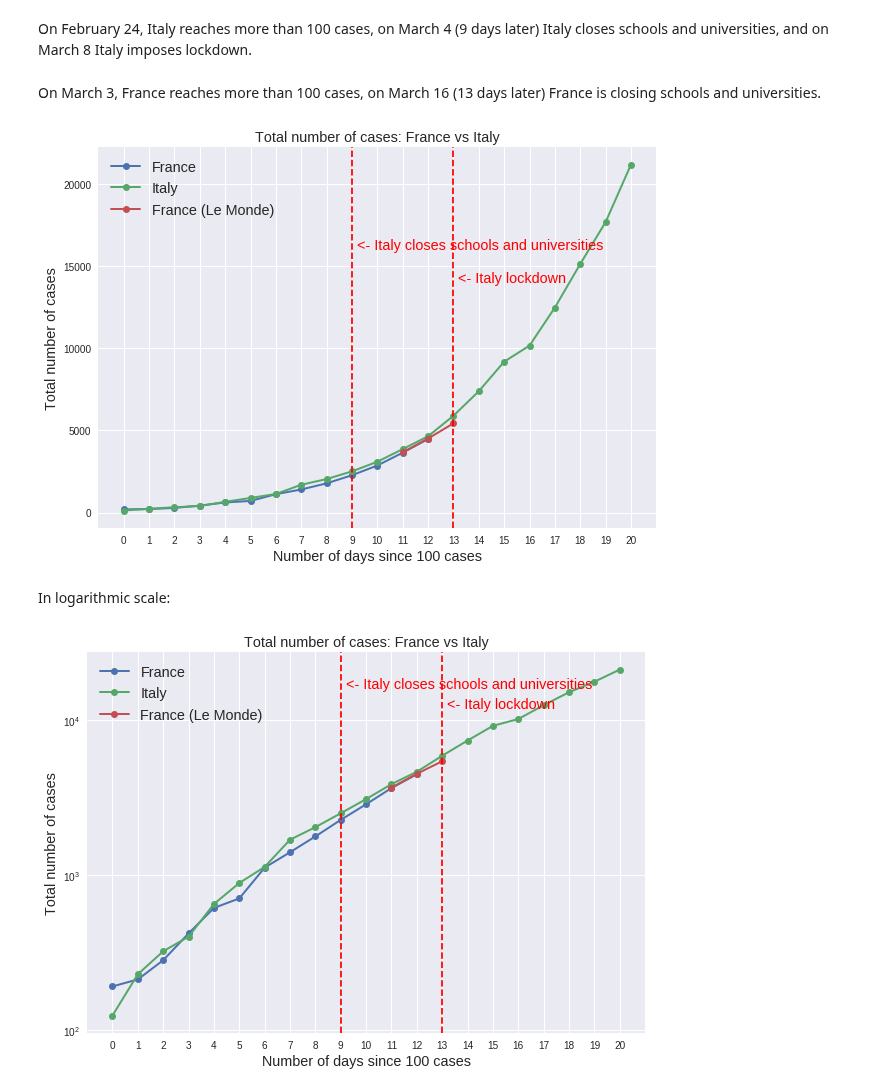
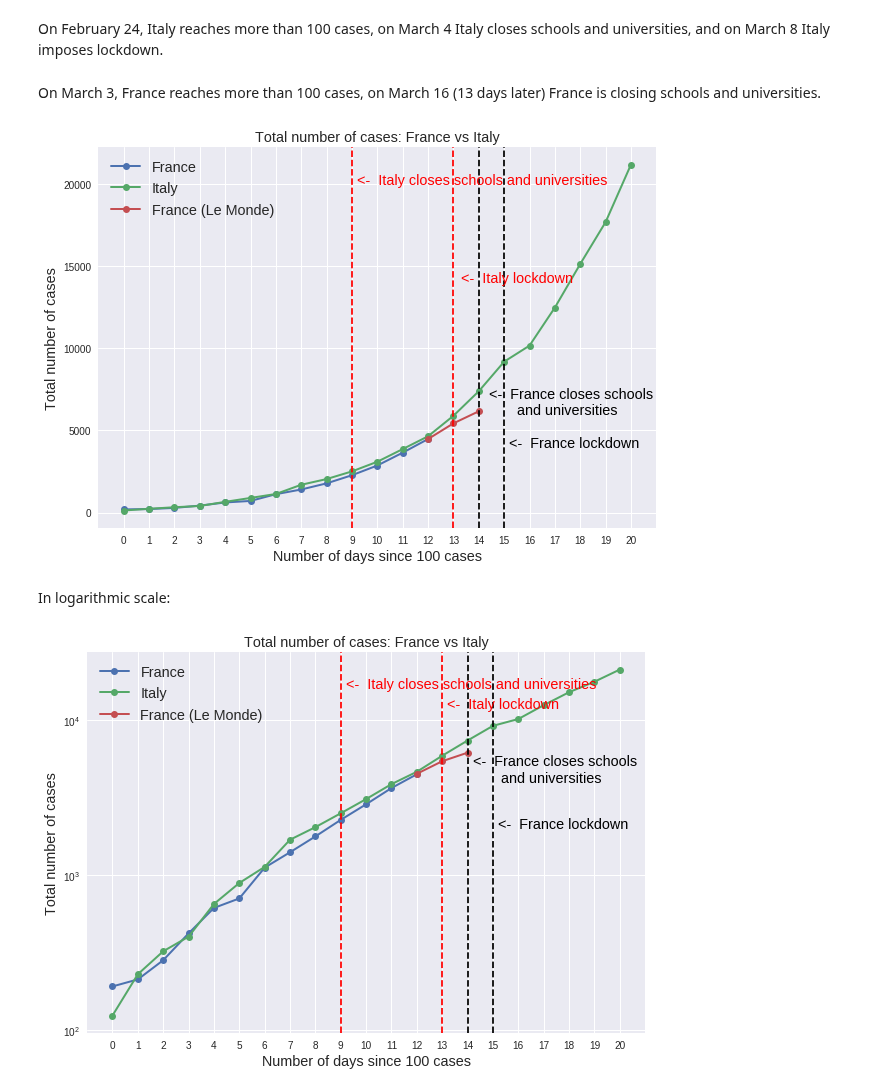
Before and after one commit to alonsosilvaallende/COVID-19, a Jupyter notebook: Coronavirus.ipynb, the cells around one changed output. Saved outputs shown, nothing was run; the diff lists cells and outputs as text; code cells hidden in the pictures.

```diff
--- a/Coronavirus.ipynb
+++ b/Coronavirus.ipynb
@@ -8,43 +8,51 @@ plt.style.use('seaborn')
 # %%
 total_cases = pd.read_csv("https://covid.ourworldindata.org/data/total_cases.csv")
 # %%
-cases100_France = total_cases.query("France > 100")["France"].copy()
+cases100_France = total_cases.query("France > 100")["France"]
 days100_France = np.arange(len(cases100_France))
 # %%
 cases100_Italy = total_cases.query("Italy > 100")["Italy"]
 days100_Italy = np.arange(len(cases100_Italy))
 # %% [markdown]
-On February 24, Italy reaches more than 100 cases, on March 4 (9 days later) Italy closes schools and universities, and on March 8 Italy imposes lockdown.
+On February 24, Italy reaches more than 100 cases, on March 4 Italy closes schools and universities, and on March 8 Italy imposes lockdown.
 # %% [markdown]
 On March 3, France reaches more than 100 cases, on March 16 (13 days later) France is closing schools and universities.
 # %%
 fig, ax = plt.subplots(figsize=(10,7))
 plt.plot(days100_France, cases100_France, label='France', linewidth=2, marker='o')
 plt.plot(days100_Italy, cases100_Italy, label='Italy',  linewidth=2, marker='o')
-plt.plot(np.array([11, 12, 13]), np.array([3661, 4499, 5423]), label='France (Le Monde)', linewidth=2, marker='o')
+plt.plot(np.array([12, 13, 14]), np.array([4469, 5423, 6156]), label='France (Le Monde)', linewidth=2, marker='o')
 plt.axvline(9, color='red', linestyle='dashed')
 plt.axvline(13, color='red', linestyle='dashed')
-plt.annotate('<- Italy closes schools and universities', (9.2,16000.0), color='red', fontsize='x-large')
-plt.annotate('<- Italy lockdown', (13.2,14000.0), color='red', fontsize='x-large')
+plt.axvline(14, color='black', linestyle='dashed')
+plt.axvline(15, color='black', linestyle='dashed')
+plt.annotate('<-  Italy closes schools and universities', (9.2,20000.0), color='red', fontsize='x-large')
+plt.annotate('<-  Italy lockdown', (13.3,14000.0), color='red', fontsize='x-large')
+plt.annotate('<-  France closes schools\n       and universities', (14.4,6000.0), color='black', fontsize='x-large')
+plt.annotate('<-  France lockdown', (15.2,4000.0), color='black', fontsize='x-large')
 ax.set_title('Total number of cases: France vs Italy', fontsize='x-large')
 ax.set_xlabel('Number of days since 100 cases', fontsize='x-large')
 ax.set_ylabel('Total number of cases', fontsize='x-large')
 ax.set_xticks(np.arange(len(cases100_Italy)))
 plt.legend(fontsize='x-large')
 plt.show()
 # %% [output]
-[figure, old version]
+[figure, new version]
 # %% [markdown]
 In logarithmic scale:
 # %%
 fig, ax = plt.subplots(figsize=(10,7))
 plt.plot(days100_France, cases100_France, label='France', linewidth=2, marker='o')
 plt.plot(days100_Italy, cases100_Italy, label='Italy',  linewidth=2, marker='o')
-plt.plot(np.array([11, 12, 13]), np.array([3661, 4499, 5423]), label='France (Le Monde)', linewidth=2, marker='o')
+plt.plot(np.array([12, 13, 14]), np.array([4499, 5423, 6156]), label='France (Le Monde)', linewidth=2, marker='o')
 plt.axvline(9, color='red', linestyle='dashed')
 plt.axvline(13, color='red', linestyle='dashed')
-plt.annotate('<- Italy closes schools and universities', (9.2,16000.0), color='red', fontsize='x-large')
-plt.annotate('<- Italy lockdown', (13.2,12000.0), color='red', fontsize='x-large')
+plt.axvline(14, color='black', linestyle='dashed')
+plt.axvline(15, color='black', linestyle='dashed')
+plt.annotate('<-  Italy closes schools and universities', (9.2,16000.0), color='red', fontsize='x-large')
+plt.annotate('<-  Italy lockdown', (13.2,12000.0), color='red', fontsize='x-large')
+plt.annotate('<-  France closes schools\n       and universities', (14.2,4000.0), color='black', fontsize='x-large')
+plt.annotate('<-  France lockdown', (15.2,2000.0), color='black', fontsize='x-large')
 ax.set_title('Total number of cases: France vs Italy', fontsize='x-large')
 ax.set_xlabel('Number of days since 100 cases', fontsize='x-large')
 ax.set_ylabel('Total number of cases', fontsize='x-large')
@@ -53,4 +61,4 @@ plt.yscale("log")
 plt.legend(fontsize='x-large')
 plt.show()
 # %% [output]
-[figure, old version]
+[figure, new version]
```
